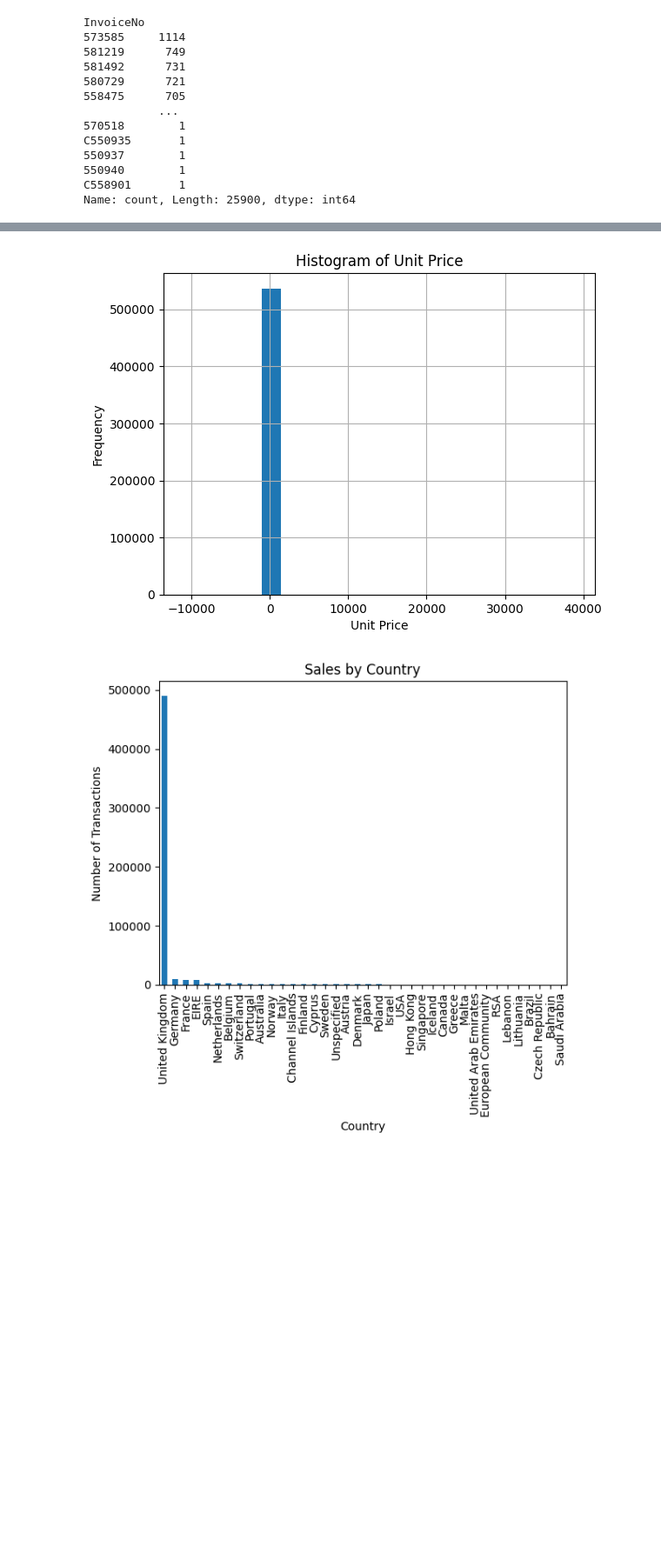
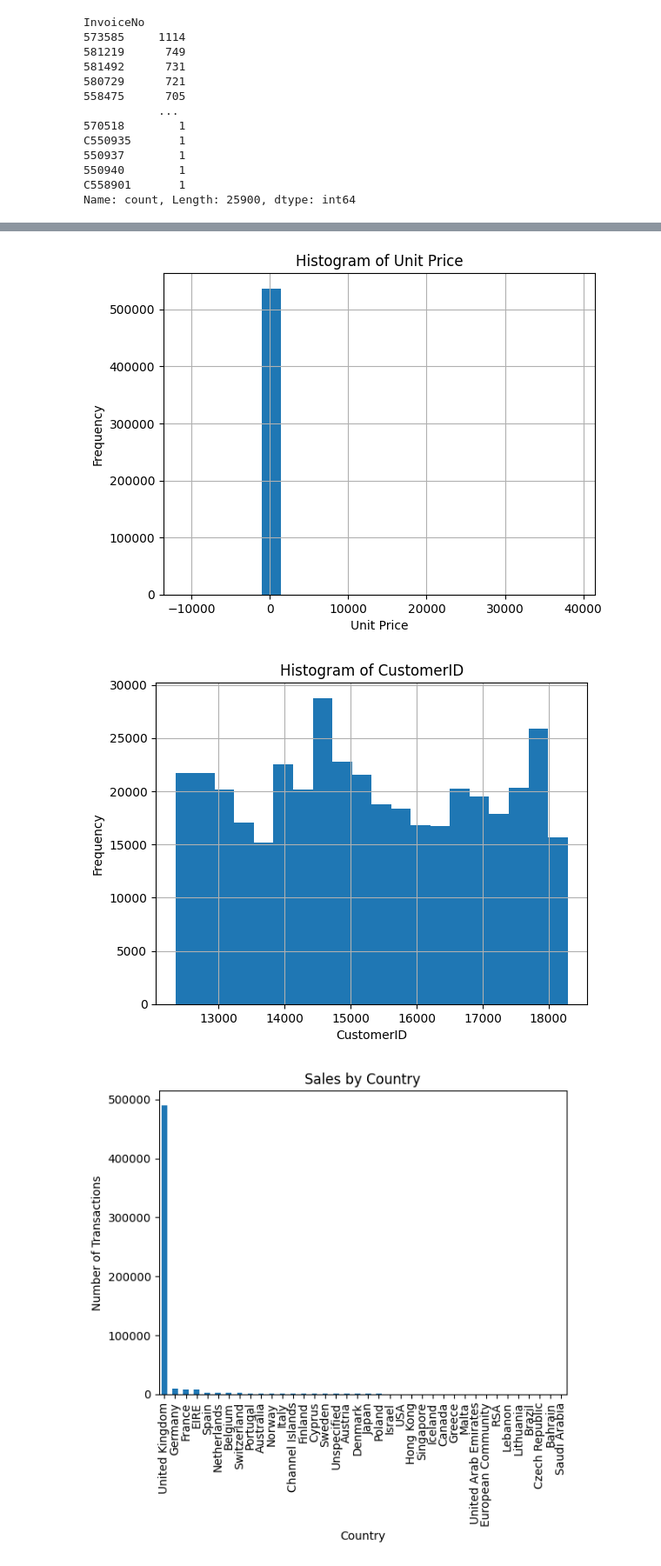
Before and after one commit to Fifithameera/project, a Jupyter notebook: python/EDA/test.ipynb, the cells around one changed output, grey strips where cells are left out. Shown at 87% size. Cells and saved outputs as stored; diff of their text form; code cells hidden in the pictures; blank space fills up the shorter version.

```diff
--- a/python/EDA/test.ipynb
+++ b/python/EDA/test.ipynb
@@ -97,20 +95,27 @@ data['UnitPrice'] = pd.to_numeric(data['UnitPrice'], errors='coerce')
 # %%
 import matplotlib.pyplot as plt
 
 data['Quantity'].hist(bins=20)
 plt.title('Histogram of Quantity')
 plt.xlabel('Quantity')
 plt.ylabel('Frequency')
 plt.show()
 
 data['UnitPrice'].hist(bins=20)
 plt.title('Histogram of Unit Price')
 plt.xlabel('Unit Price')
 plt.ylabel('Frequency')
 plt.show()
+
+data['CustomerID'].hist(bins=20)
+plt.title('Histogram of CustomerID')
+plt.xlabel('CustomerID')
+plt.ylabel('Frequency')
+plt.show()
 # %% [output]
 [figure]
 [figure]
+[figure, added]
 # %%
 data['Country'].value_counts().plot(kind='bar')
 plt.title('Sales by Country')
```
Also changed, not shown: parts of 9 cells of this notebook.
